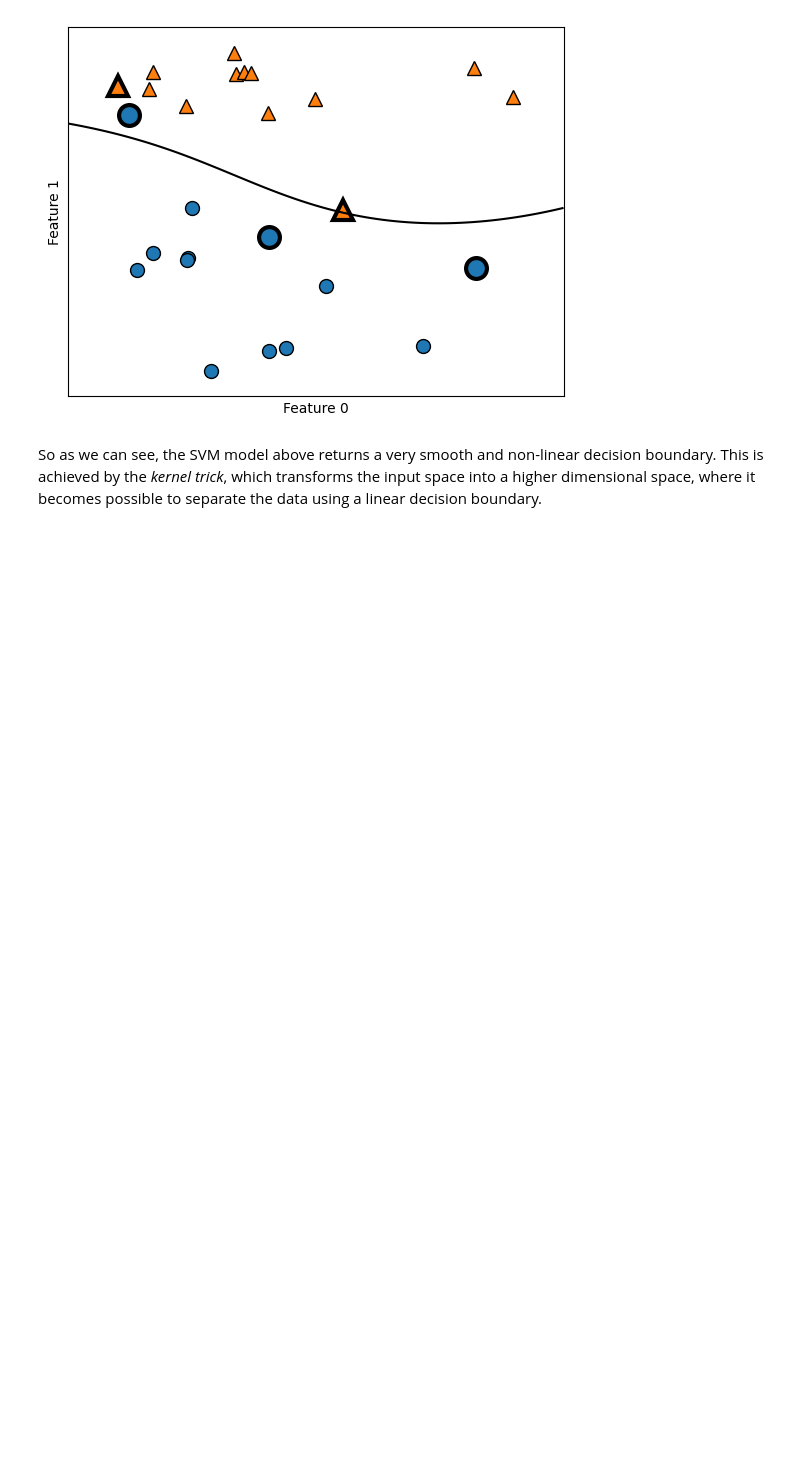
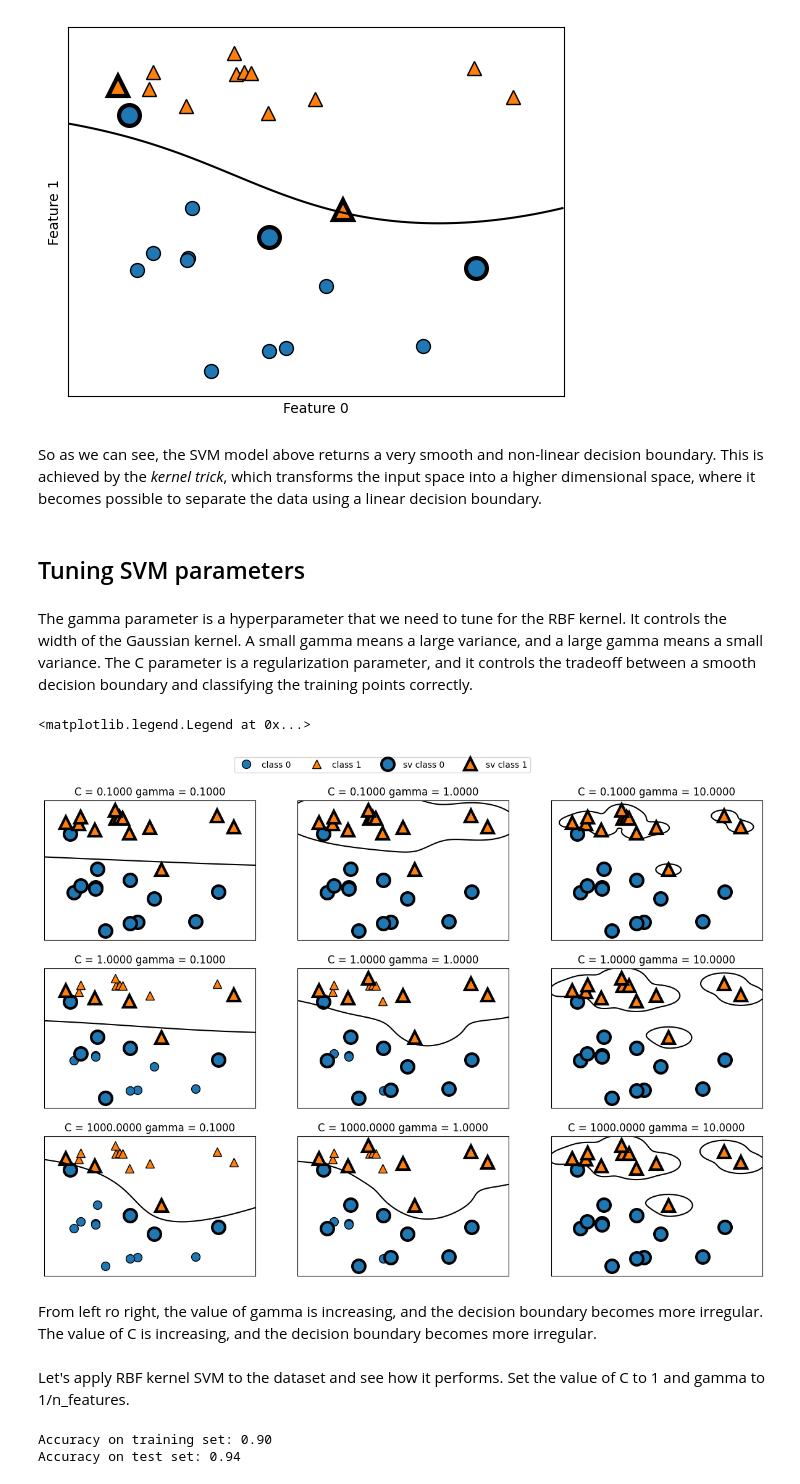
Before and after one commit to KasaiHarcore/Artificial-Intelligent-Skills, a Jupyter notebook: 7. Machine Learning/1. Supervised/6. Support Vector Machine.ipynb, the cells around one changed output. Drawn from its saved outputs; the diff is of its cells as text; code cells hidden in the pictures; blank space fills up the shorter version.

```diff
--- a/7. Machine Learning/1. Supervised/6. Support Vector Machine.ipynb
+++ b/7. Machine Learning/1. Supervised/6. Support Vector Machine.ipynb
@@ -56,3 +56,23 @@ Text(0, 0.5, 'Feature 1')
 [figure]
 # %% [markdown]
 So as we can see, the SVM model above returns a very smooth and non-linear decision boundary. This is achieved by the *kernel trick*, which transforms the input space into a higher dimensional space, where it becomes possible to separate the data using a linear decision boundary.
+# %% [markdown]
+## Tuning SVM parameters
+# %% [markdown]
+The gamma parameter is a hyperparameter that we need to tune for the RBF kernel. It controls the width of the Gaussian kernel. A small gamma means a large variance, and a large gamma means a small variance. The C parameter is a regularization parameter, and it controls the tradeoff between a smooth decision boundary and classifying the training points correctly.
+# %%
+fig, axes = plt.subplots(3, 3, figsize=(15, 10))
+
+for ax, C in zip(axes, [-1, 0, 3]):
+    for a, gamma in zip(ax, range(-1, 2)):
+        mgl.plots.plot_svm(log_C=C, log_gamma=gamma, ax=a)
+
+axes[0, 0].legend(["class 0", "class 1", "sv class 0", "sv class 1"], ncol=4
+                     , loc=(.9, 1.2))
+# %% [output]
+<matplotlib.legend.Legend at 0x...>
+[figure, added]
+# %% [markdown]
+From left ro right, the value of gamma is increasing, and the decision boundary becomes more irregular. The value of C is increasing, and the decision boundary becomes more irregular.
+# %% [markdown]
+Let's apply RBF kernel SVM to the dataset and see how it performs. Set the value of C to 1 and gamma to 1/n_features.
@@ -58,0 +86,9 @@ So as we can see, the SVM model above returns a very smooth and non-linear decis
+# %%
+svc = SVC()
+svc.fit(X_train, y_train)
+
+print("Accuracy on training set: {:.2f}".format(svc.score(X_train, y_train)))
+print("Accuracy on test set: {:.2f}".format(svc.score(X_test, y_test)))
+# %% [output]
+Accuracy on training set: 0.90
+Accuracy on test set: 0.94
```
Also changed, not shown: parts of 14 cells of this notebook.
